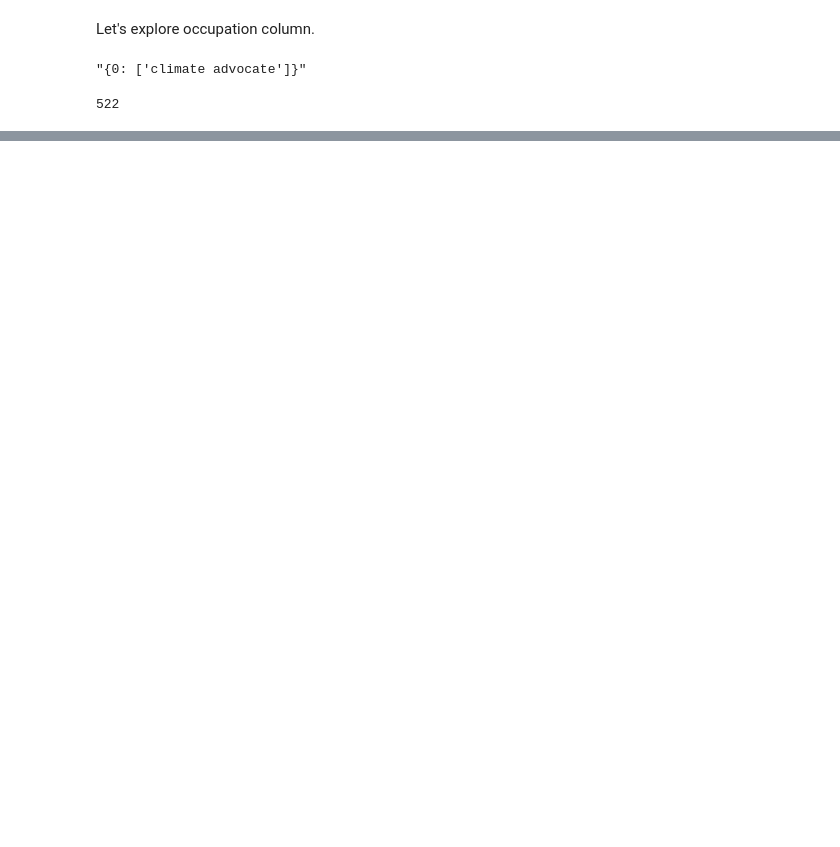
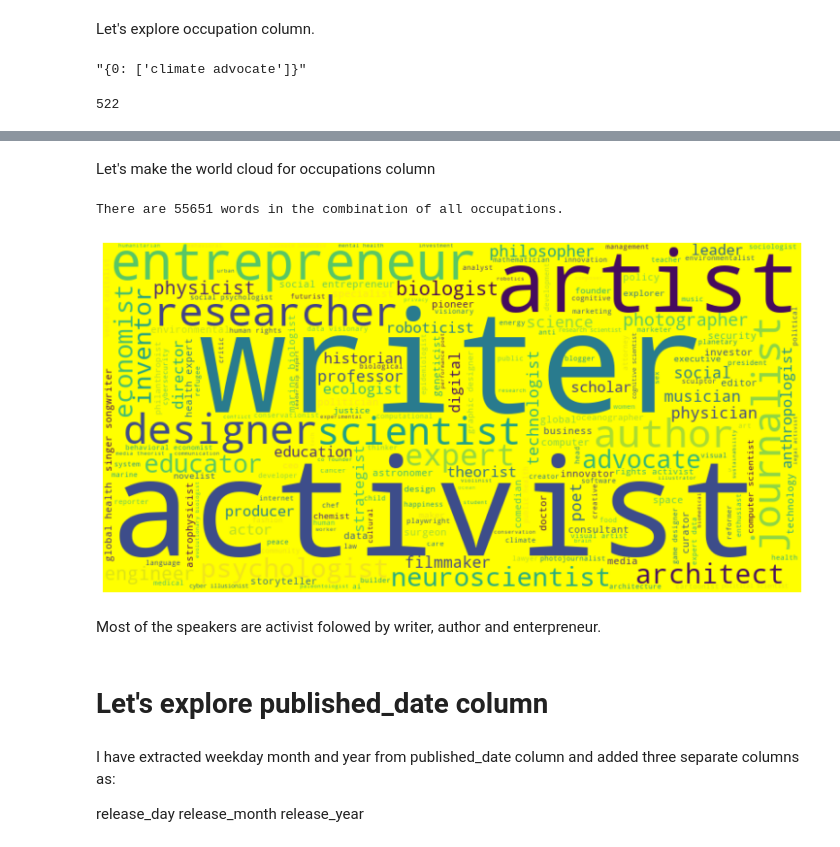
Before and after one commit to Gayatri-Surapaneni/Ted-Talks-Views-Prediction-ML, a Jupyter notebook: Copy_of_Ted_Talk_Views_Prediction_ML_Project_Gayatri_S.ipynb, the cells around one changed output, grey strips where cells are left out. Drawn from its saved outputs; the diff is of its cells as text; code cells hidden in the pictures; blank space fills up the shorter version.

```diff
--- a/Copy_of_Ted_Talk_Views_Prediction_ML_Project_Gayatri_S.ipynb
+++ b/Copy_of_Ted_Talk_Views_Prediction_ML_Project_Gayatri_S.ipynb
@@ -282,0 +329,21 @@ df['occupations'].isna().sum()
+# %% [markdown]
+Let's make the world cloud for occupations column
+# %%
+text = " ".join(occ for occ in occ_df.occupation.astype(str))
+print ("There are {} words in the combination of all occupations.".format(len(text)))
+
+# Create and generate a word cloud image:
+wordcloud = WordCloud(background_color="yellow", width=800, height=400).generate(text)
+
+plt.axis("off")
+plt.rcParams["figure.figsize"] = (15,5)
+plt.tight_layout(pad=0)
+plt.imshow(wordcloud, interpolation='bilinear')
+plt.show()
+# %% [output]
+There are 55651 words in the combination of all occupations.
+[figure, added]
+# %% [markdown]
+Most of the speakers are activist folowed by writer, author and enterpreneur.
+# %% [markdown]
+# **Let's explore published_date column**
@@ -282,0 +358,6 @@ df['occupations'].isna().sum()
+# %% [markdown]
+I have extracted weekday month and year from published_date column and added three separate columns as:
+
+release_day
+release_month
+release_year
```
Also changed, not shown: parts of 16 cells of this notebook.
